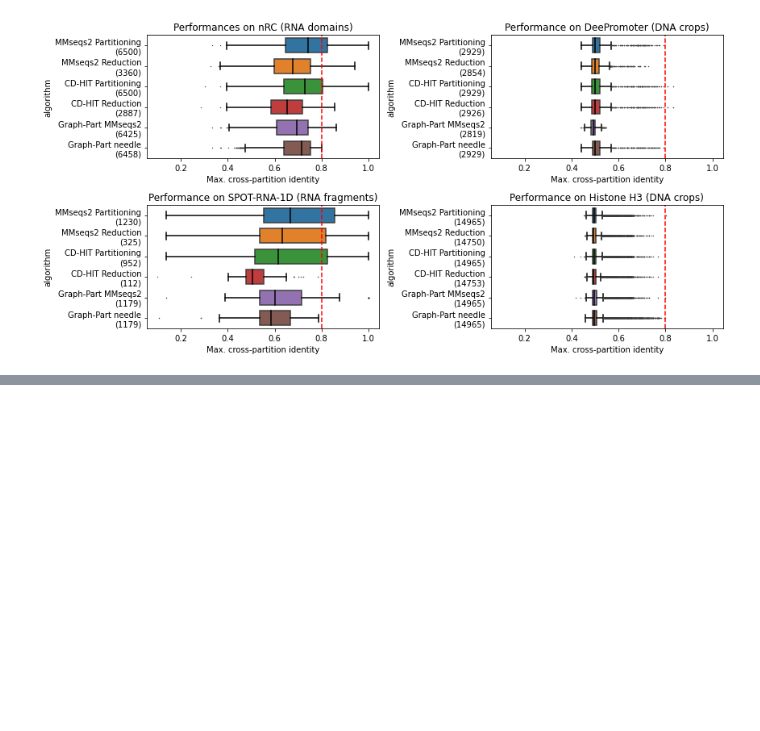
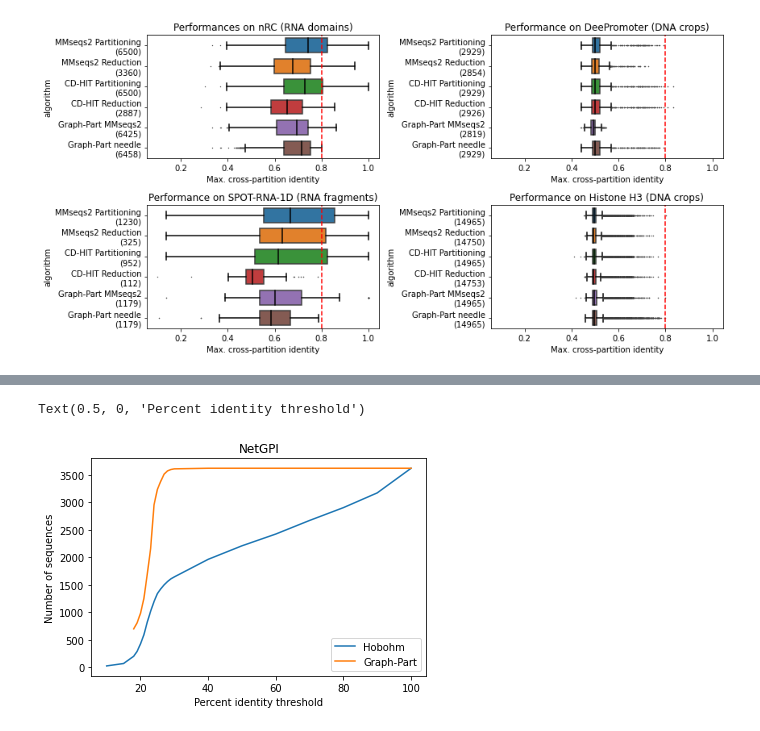
Before and after one commit to graph-part/graph-part, a Jupyter notebook: benchmarking/figures.ipynb, the cells around one changed output, grey strips where cells are left out. Cells and saved outputs as stored; diff of their text form; code cells hidden in the pictures; blank space fills up the shorter version.

```diff
--- a/benchmarking/figures.ipynb
+++ b/benchmarking/figures.ipynb
@@ -212,3 +231,16 @@ with sns.axes_style(None):
     plt.tight_layout()
 # %% [output]
 [figure]
+# %%
+hobohm_dict = {}
+graphpart_dict = {}
+for fname in os.listdir('hobohm_benchmark/'):
+    num_lines = sum(1 for line in open(os.path.join('hobohm_benchmark',fname)))
+    if fname.startswith('graphpart'):
+        graphpart_dict[int(fname.split('_')[1].rstrip('.csv'))] = num_lines
+    elif fname.startswith('hobohm'):
+        hobohm_dict[int(fname.split('_')[1].rstrip('.txt'))] = num_lines
+# %%
+df = pd.DataFrame.from_dict([hobohm_dict, graphpart_dict]).T
+df.columns=['Hobohm', 'Graph-Part']
+df = df.sort_index()
@@ -214,0 +267,8 @@ with sns.axes_style(None):
+# %%
+df.plot(title='NetGPI')
+plt.ylabel('Number of sequences')
+plt.xlabel('Percent identity threshold')
+# plt.axvline(20, linestyle='--', color='orange')
+# %% [output]
+Text(0.5, 0, 'Percent identity threshold')
+[figure, added]
```
Also changed, not shown: parts of 2 cells of this notebook, 16 other files.
